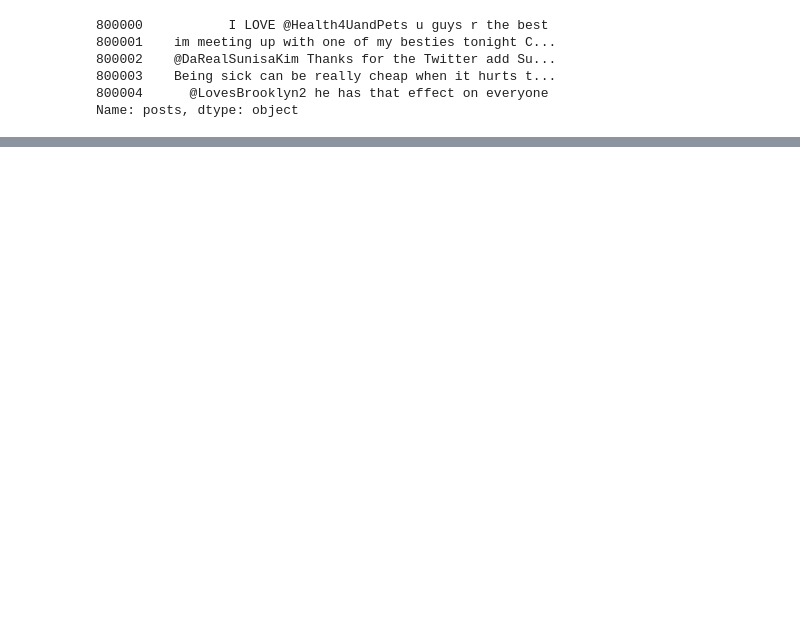
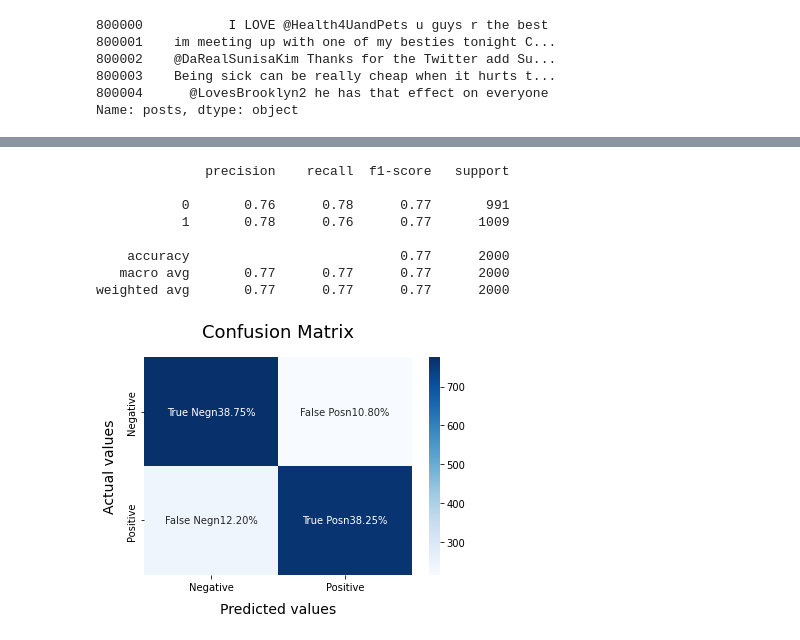
Before and after one commit to Jatin887/SentimentalAnalysis, a Jupyter notebook: main.ipynb, the cells around one changed output, grey strips where cells are left out. Cells and saved outputs as stored; diff of their text form; code cells hidden in the pictures; blank space fills up the shorter version.

```diff
--- a/main.ipynb
+++ b/main.ipynb
@@ -293,3 +350,18 @@ No. of feature_words:  500000
+# %%
+lrmodel = LogisticRegression(C=2, max_iter=1000, n_jobs=-1)
+lrmodel.fit(X_train, y_train)
+model_Evaluate(lrmodel)
+y_pred3 = lrmodel.predict(X_test)
+# %% [output]
+              precision    recall  f1-score   support
+
+           0       0.76      0.78      0.77       991
+           1       0.78      0.76      0.77      1009
+
+    accuracy                           0.77      2000
+   macro avg       0.77      0.77      0.77      2000
+weighted avg       0.77      0.77      0.77      2000
+[figure, added]
 # %%
 # def remove_duplicate(text) :
 #     return re.sub(r'(.)1+', r'1', text)
```
Also changed, not shown: parts of 12 cells of this notebook.
